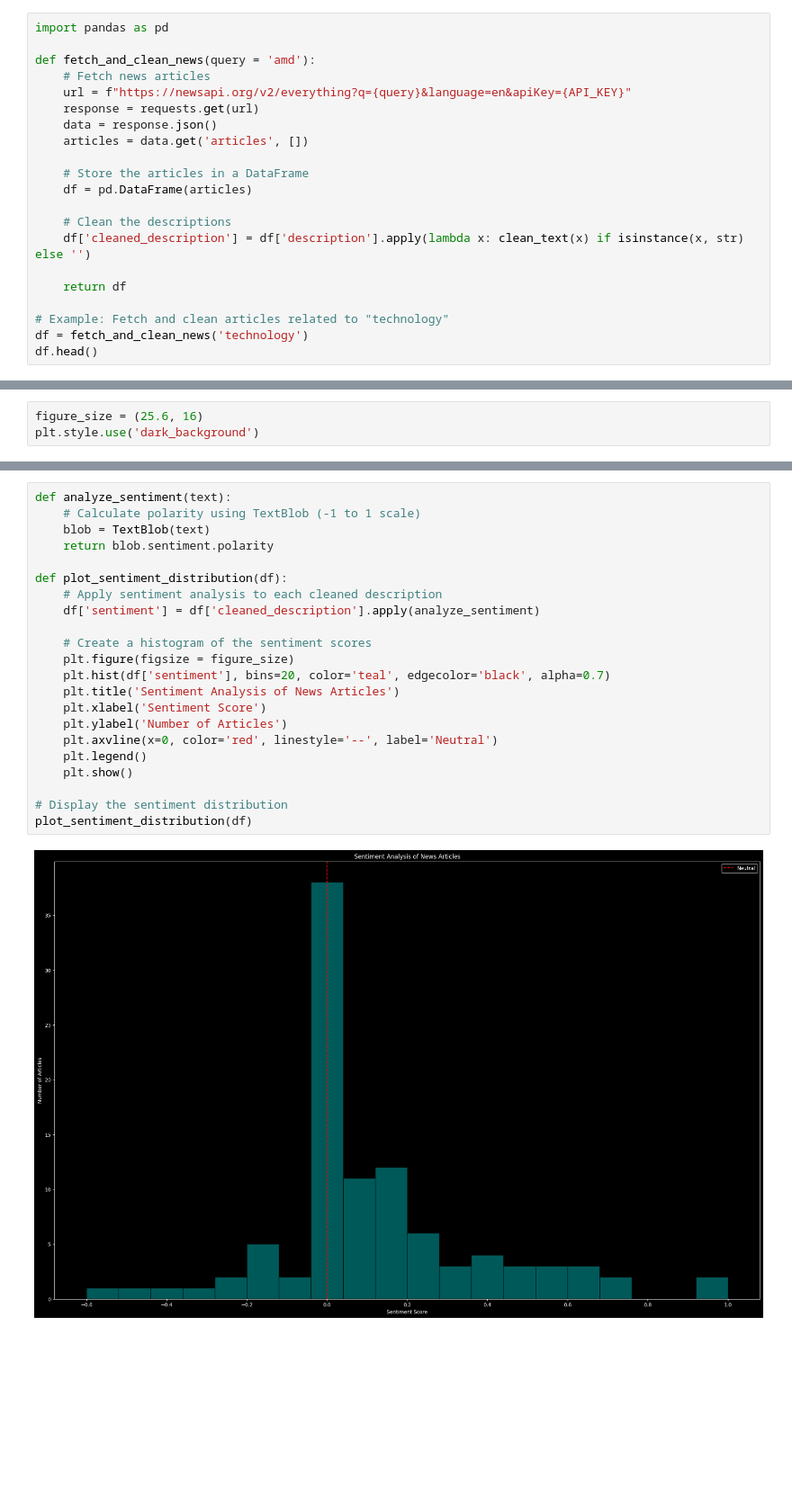
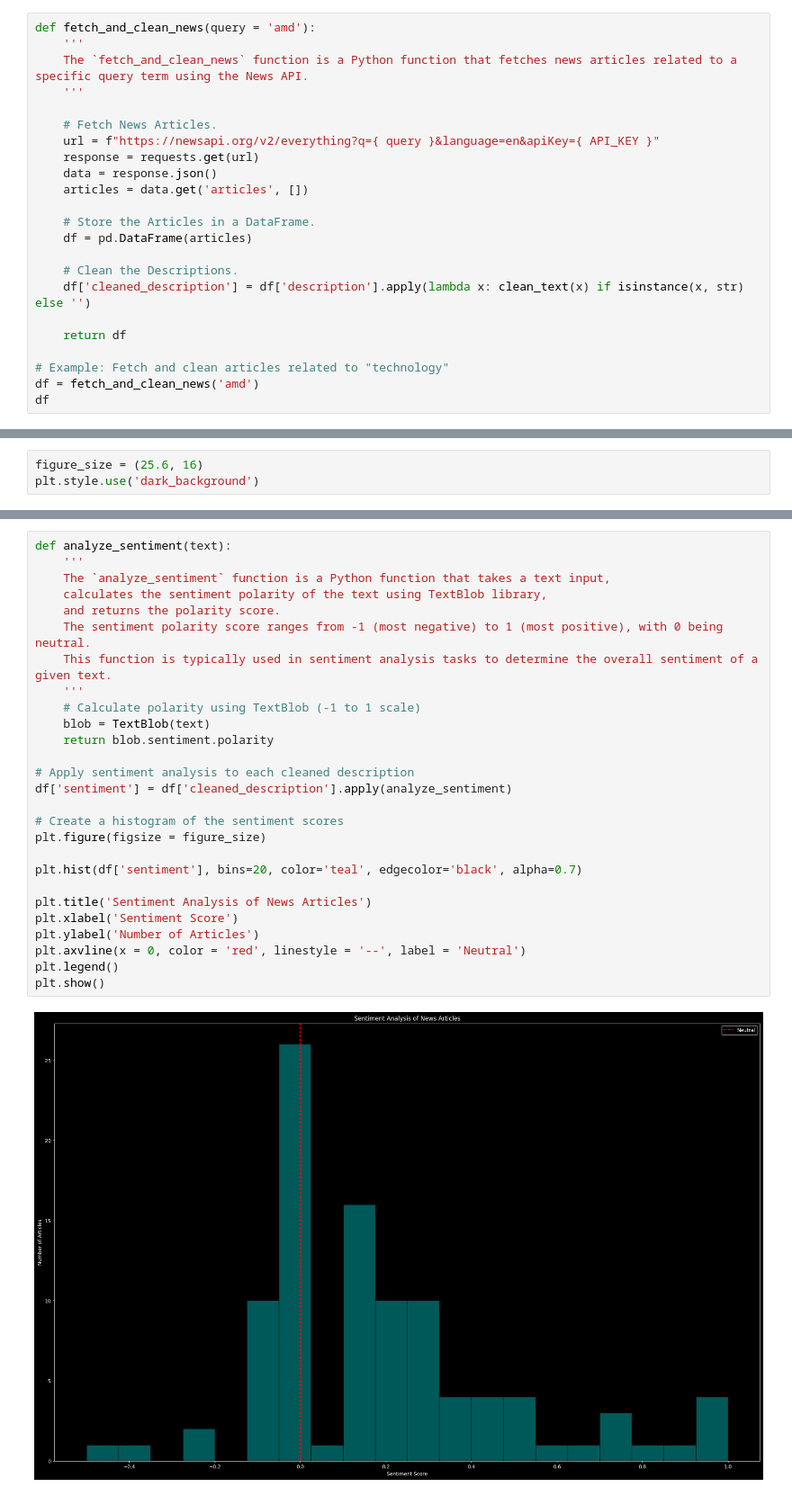
Before and after one commit to rachit-bhatt/Social-Media-Analytics---Assignment, a Jupyter notebook: Assignment.ipynb, the cells around one changed output, grey strips where cells are left out. Shown at 90% size. Drawn from its saved outputs; the diff is of its cells as text; blank space fills up the shorter version.

```diff
--- a/Assignment.ipynb
+++ b/Assignment.ipynb
@@ -480,25 +475,27 @@ def clean_text(text):
 [nltk_data]     C:\Users\Ratch\AppData\Roaming\nltk_data...
 [nltk_data]   Package stopwords is already up-to-date!
 # %%
-import pandas as pd
+def fetch_and_clean_news(query = 'amd'):
+    '''
+    The `fetch_and_clean_news` function is a Python function that fetches news articles related to a specific query term using the News API.
+    '''
 
-def fetch_and_clean_news(query = 'amd'):
-    # Fetch news articles
-    url = f"https://newsapi.org/v2/everything?q={query}&language=en&apiKey={API_KEY}"
+    # Fetch News Articles.
+    url = f"https://newsapi.org/v2/everything?q={ query }&language=en&apiKey={ API_KEY }"
     response = requests.get(url)
     data = response.json()
     articles = data.get('articles', [])
 
-    # Store the articles in a DataFrame
+    # Store the Articles in a DataFrame.
     df = pd.DataFrame(articles)
 
-    # Clean the descriptions
+    # Clean the Descriptions.
     df['cleaned_description'] = df['description'].apply(lambda x: clean_text(x) if isinstance(x, str) else '')
 
     return df
 
 # Example: Fetch and clean articles related to "technology"
-df = fetch_and_clean_news('technology')
-df.head()
+df = fetch_and_clean_news('amd')
+df
 # %% [output]
 |  | source | author | title | description | url | urlToImage | publishedAt | content | ... |
@@ -608,24 +607,29 @@ plot_article_sources_distribution(df)
 # %%
 def analyze_sentiment(text):
+    '''
+    The `analyze_sentiment` function is a Python function that takes a text input,
+    calculates the sentiment polarity of the text using TextBlob library,
+    and returns the polarity score.
+    The sentiment polarity score ranges from -1 (most negative) to 1 (most positive), with 0 being neutral.
+    This function is typically used in sentiment analysis tasks to determine the overall sentiment of a given text.
+    '''
     # Calculate polarity using TextBlob (-1 to 1 scale)
     blob = TextBlob(text)
     return blob.sentiment.polarity
 
-def plot_sentiment_distribution(df):
-    # Apply sentiment analysis to each cleaned description
-    df['sentiment'] = df['cleaned_description'].apply(analyze_sentiment)
+# Apply sentiment analysis to each cleaned description
+df['sentiment'] = df['cleaned_description'].apply(analyze_sentiment)
 
-    # Create a histogram of the sentiment scores
-    plt.figure(figsize = figure_size)
-    plt.hist(df['sentiment'], bins=20, color='teal', edgecolor='black', alpha=0.7)
-    plt.title('Sentiment Analysis of News Articles')
-    plt.xlabel('Sentiment Score')
-    plt.ylabel('Number of Articles')
-    plt.axvline(x=0, color='red', linestyle='--', label='Neutral')
-    plt.legend()
-    plt.show()
+# Create a histogram of the sentiment scores
+plt.figure(figsize = figure_size)
 
-# Display the sentiment distribution
-plot_sentiment_distribution(df)
+plt.hist(df['sentiment'], bins=20, color='teal', edgecolor='black', alpha=0.7)
+
+plt.title('Sentiment Analysis of News Articles')
+plt.xlabel('Sentiment Score')
+plt.ylabel('Number of Articles')
+plt.axvline(x = 0, color = 'red', linestyle = '--', label = 'Neutral')
+plt.legend()
+plt.show()
 # %% [output]
-[figure, old version]
+[figure, new version]
```
Also changed, not shown: parts of 67 cells of this notebook.
